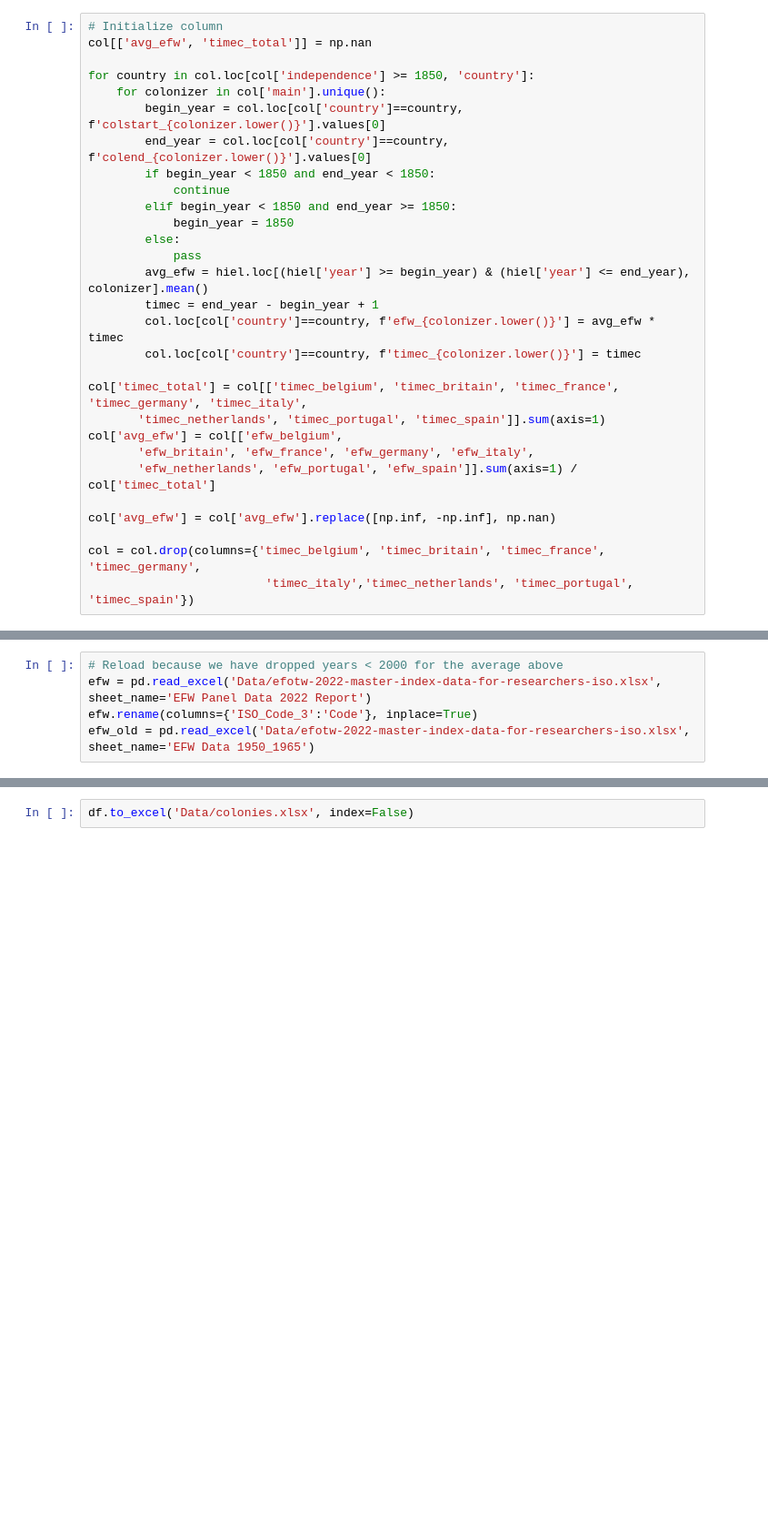
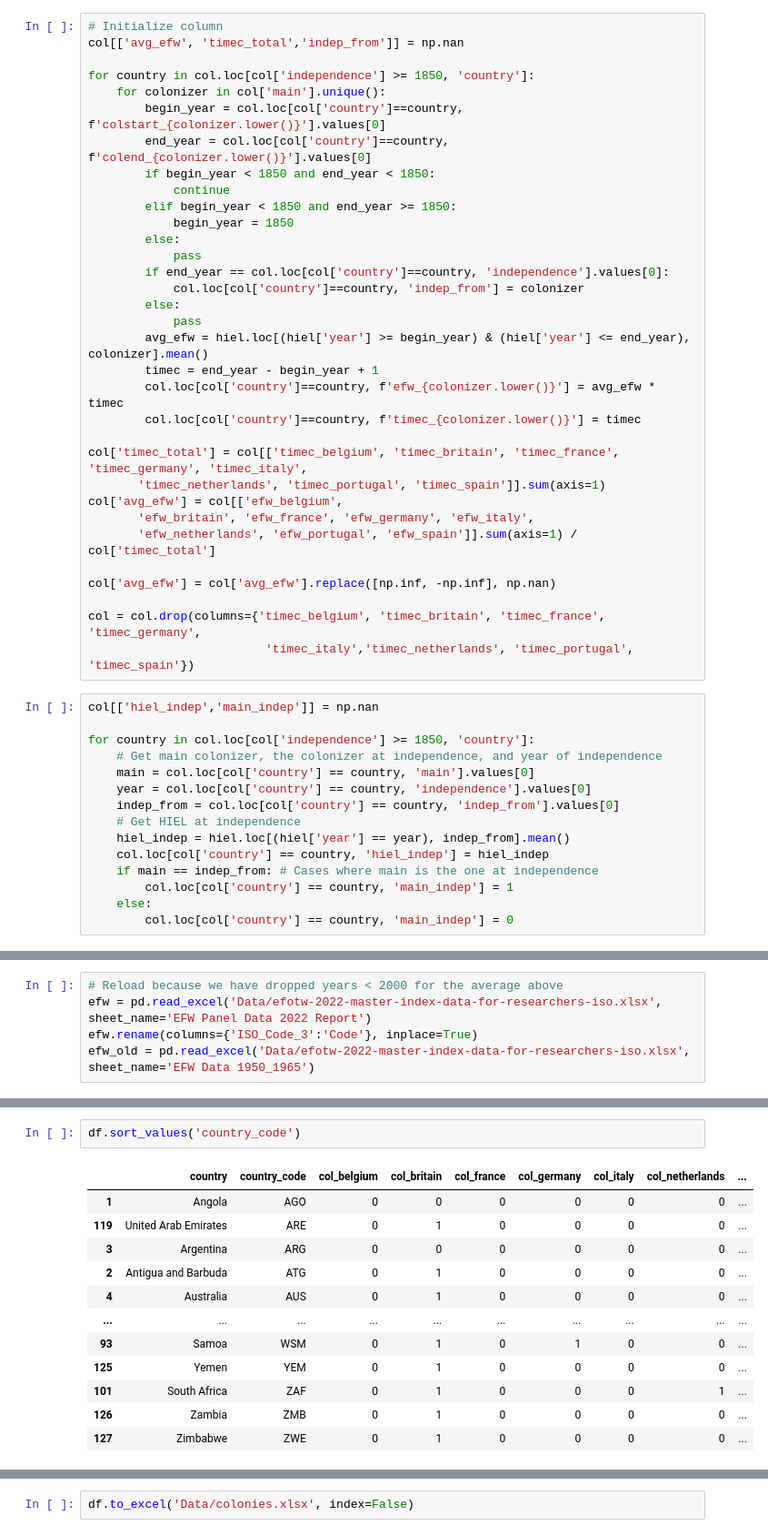
Before and after one commit to jpmvbastos/ColonialLegacy, a Jupyter notebook: Code/ColonialLegacy.ipynb, the cells around one changed output, grey strips where cells are left out. Shown at 91% size. Drawn from its saved outputs; the diff is of its cells as text; blank space fills up the shorter version.

```diff
--- a/Code/ColonialLegacy.ipynb
+++ b/Code/ColonialLegacy.ipynb
@@ -31,7 +31,7 @@ for colonizer in col['main'].unique():
     col[f'timec_{colonizer.lower()}'] = np.nan
 # %%
 # Initialize column
-col[['avg_efw', 'timec_total']] = np.nan
+col[['avg_efw', 'timec_total','indep_from']] = np.nan
 
 for country in col.loc[col['independence'] >= 1850, 'country']:
     for colonizer in col['main'].unique():
@@ -41,6 +41,10 @@ for country in col.loc[col['independence'] >= 1850, 'country']:
             continue
         elif begin_year < 1850 and end_year >= 1850:
             begin_year = 1850
+        else:
+            pass
+        if end_year == col.loc[col['country']==country, 'independence'].values[0]:
+            col.loc[col['country']==country, 'indep_from'] = colonizer
         else:
             pass
         avg_efw = hiel.loc[(hiel['year'] >= begin_year) & (hiel['year'] <= end_year), colonizer].mean()
@@ -58,6 +62,21 @@ col['avg_efw'] = col['avg_efw'].replace([np.inf, -np.inf], np.nan)
 
 col = col.drop(columns={'timec_belgium', 'timec_britain', 'timec_france', 'timec_germany',
                          'timec_italy','timec_netherlands', 'timec_portugal', 'timec_spain'})
+# %%
+col[['hiel_indep','main_indep']] = np.nan
+
+for country in col.loc[col['independence'] >= 1850, 'country']:
+    # Get main colonizer, the colonizer at independence, and year of independence
+    main = col.loc[col['country'] == country, 'main'].values[0]
+    year = col.loc[col['country'] == country, 'independence'].values[0]
+    indep_from = col.loc[col['country'] == country, 'indep_from'].values[0]
+    # Get HIEL at independence
+    hiel_indep = hiel.loc[(hiel['year'] == year), indep_from].mean()
+    col.loc[col['country'] == country, 'hiel_indep'] = hiel_indep
+    if main == indep_from: # Cases where main is the one at independence
+        col.loc[col['country'] == country, 'main_indep'] = 1
+    else:
+        col.loc[col['country'] == country, 'main_indep'] = 0
 # %%
 #Exclude 2020 because of the pandemic
 efw = efw.loc[(efw['Year']<2020) & (efw['Year'] >1999)].rename(columns={'World Bank Region': "wb_region"})
@@ -124,0 +174,15 @@ Done: ZWE, independence 1975, EFW is 4.818825482027971 from year 1975.
+# %%
+df.sort_values('country_code')
+# %% [output]
+|  | country | country_code | col_belgium | col_britain | col_france | col_germany | col_italy | col_netherlands | ... |
+| 1 | Angola | AGO | 0 | 0 | 0 | 0 | 0 | 0 | ... |
+| 119 | United Arab Emirates | ARE | 0 | 1 | 0 | 0 | 0 | 0 | ... |
+| 3 | Argentina | ARG | 0 | 0 | 0 | 0 | 0 | 0 | ... |
+| 2 | Antigua and Barbuda | ATG | 0 | 1 | 0 | 0 | 0 | 0 | ... |
+| 4 | Australia | AUS | 0 | 1 | 0 | 0 | 0 | 0 | ... |
+| ... | ... | ... | ... | ... | ... | ... | ... | ... | ... |
+| 93 | Samoa | WSM | 0 | 1 | 0 | 1 | 0 | 0 | ... |
+| 125 | Yemen | YEM | 0 | 1 | 0 | 0 | 0 | 0 | ... |
+| 101 | South Africa | ZAF | 0 | 1 | 0 | 0 | 0 | 1 | ... |
+| 126 | Zambia | ZMB | 0 | 1 | 0 | 0 | 0 | 0 | ... |
+| 127 | Zimbabwe | ZWE | 0 | 1 | 0 | 0 | 0 | 0 | ... |
```
Also changed, not shown: parts of 8 cells of this notebook, 10 other files.
